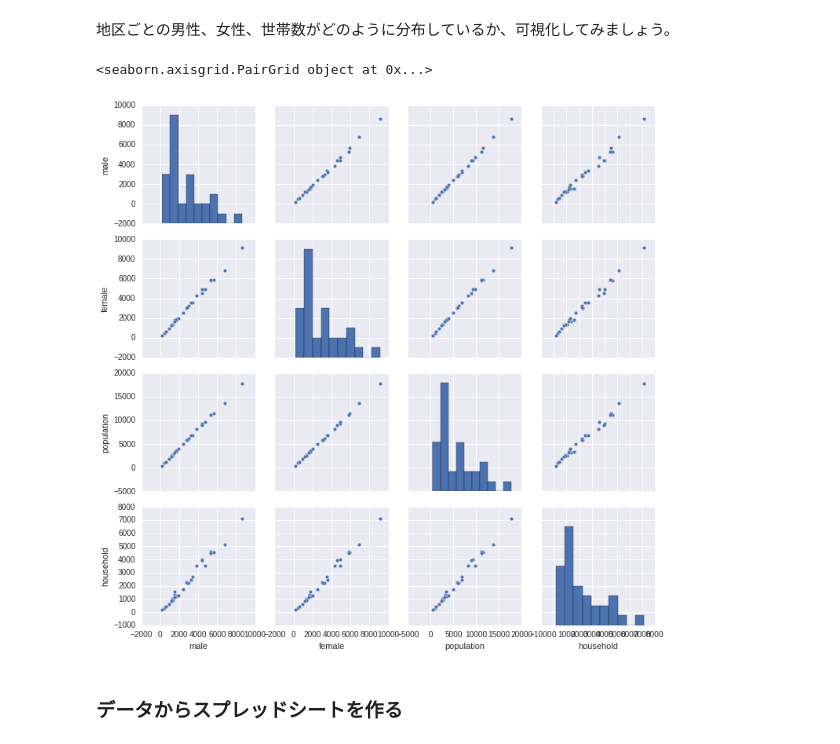
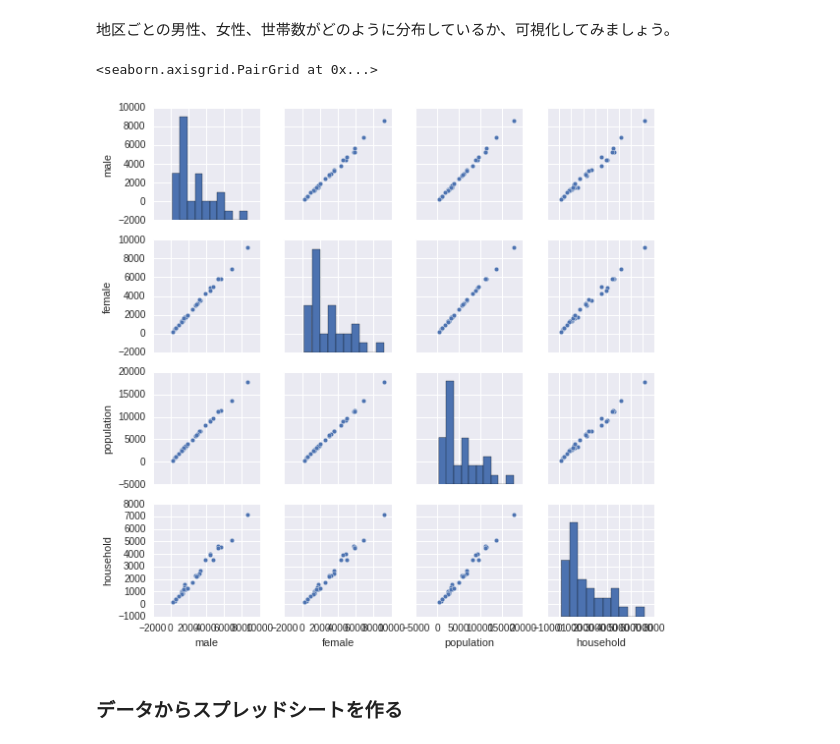
Before and after one commit to take-pwave/notebook, a Jupyter notebook: d3-in-action-notes/Chapter9.ipynb, the cells around one changed output. Saved outputs shown, nothing was run; the diff lists cells and outputs as text; code cells hidden in the pictures.

```diff
--- a/d3-in-action-notes/Chapter9.ipynb
+++ b/d3-in-action-notes/Chapter9.ipynb
@@ -61,12 +64,12 @@ d1.head()
 # %%
 # 男性、女性、人口、世帯数を取り出し、ペアプロットを表示
 d2 = d[d.index > 1][['male', 'female', 'population', 'household']]
 d2 = d2[d2.index <36]
 
-sns.pairplot(d2)
+sns.pairplot(d2, size=2)
 # %% [output]
-<seaborn.axisgrid.PairGrid object at 0x...>
+<seaborn.axisgrid.PairGrid at 0x...>
-[figure, old version]
+[figure, new version]
 # %% [markdown]
 ### データからスプレッドシートを作る
 # %%
```
Also changed, not shown: parts of 7 cells of this notebook, 4 other files.
